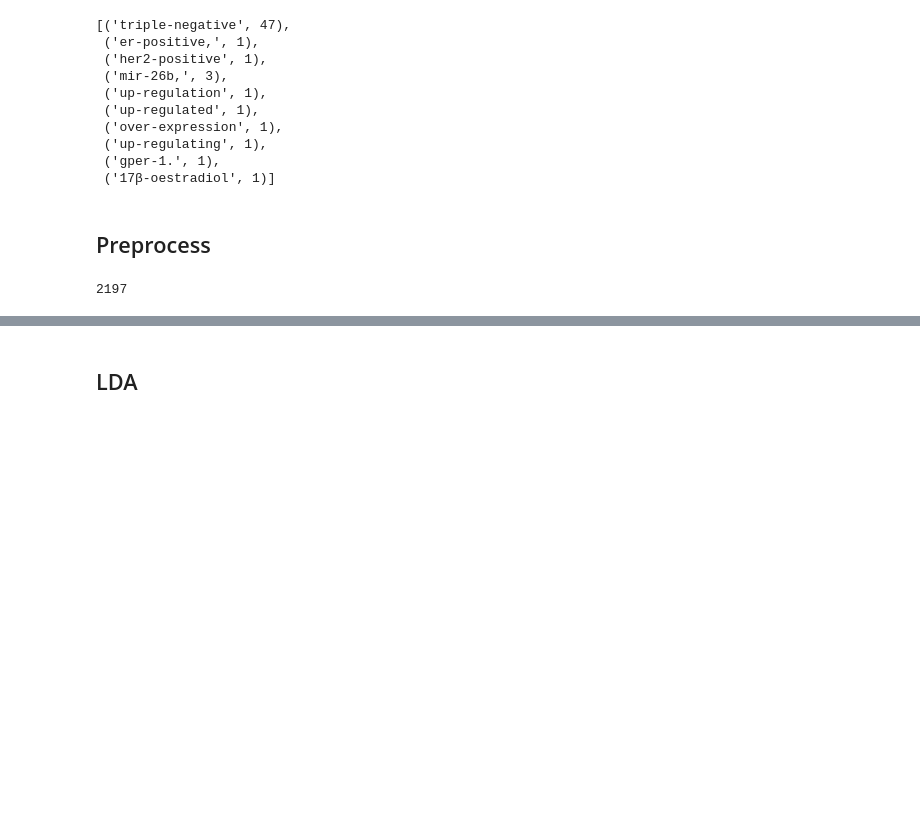
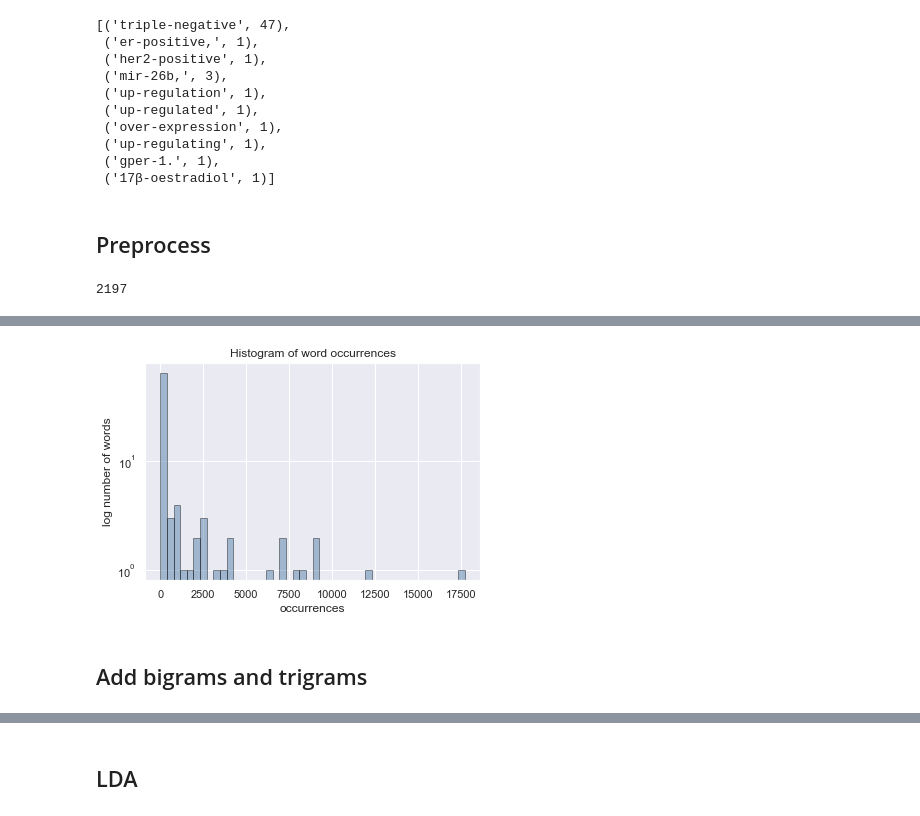
Before and after one commit to cbare/pubmed_miner, a Jupyter notebook: notebooks/experiments_with_lda.ipynb, the cells around one changed output, grey strips where cells are left out. Cells and saved outputs as stored; diff of their text form; code cells hidden in the pictures; blank space fills up the shorter version.

```diff
--- a/notebooks/experiments_with_lda.ipynb
+++ b/notebooks/experiments_with_lda.ipynb
@@ -161,0 +205,14 @@ texts = [[w for w in t if df[w]>1] for t in texts]
+# %%
+ax = sns.distplot([c for w,c in counts.items()],
+                  hist=True, kde=False,
+                  color = '#336699',
+                  hist_kws={'edgecolor':'black'})
+
+plt.title('Histogram of word occurrences')
+plt.xlabel('occurrences')
+plt.ylabel('log number of words')
+ax.set_yscale('log')
+# %% [output]
+[figure, added]
+# %% [markdown]
+## Add bigrams and trigrams
```
Also changed, not shown: parts of 66 cells of this notebook.
